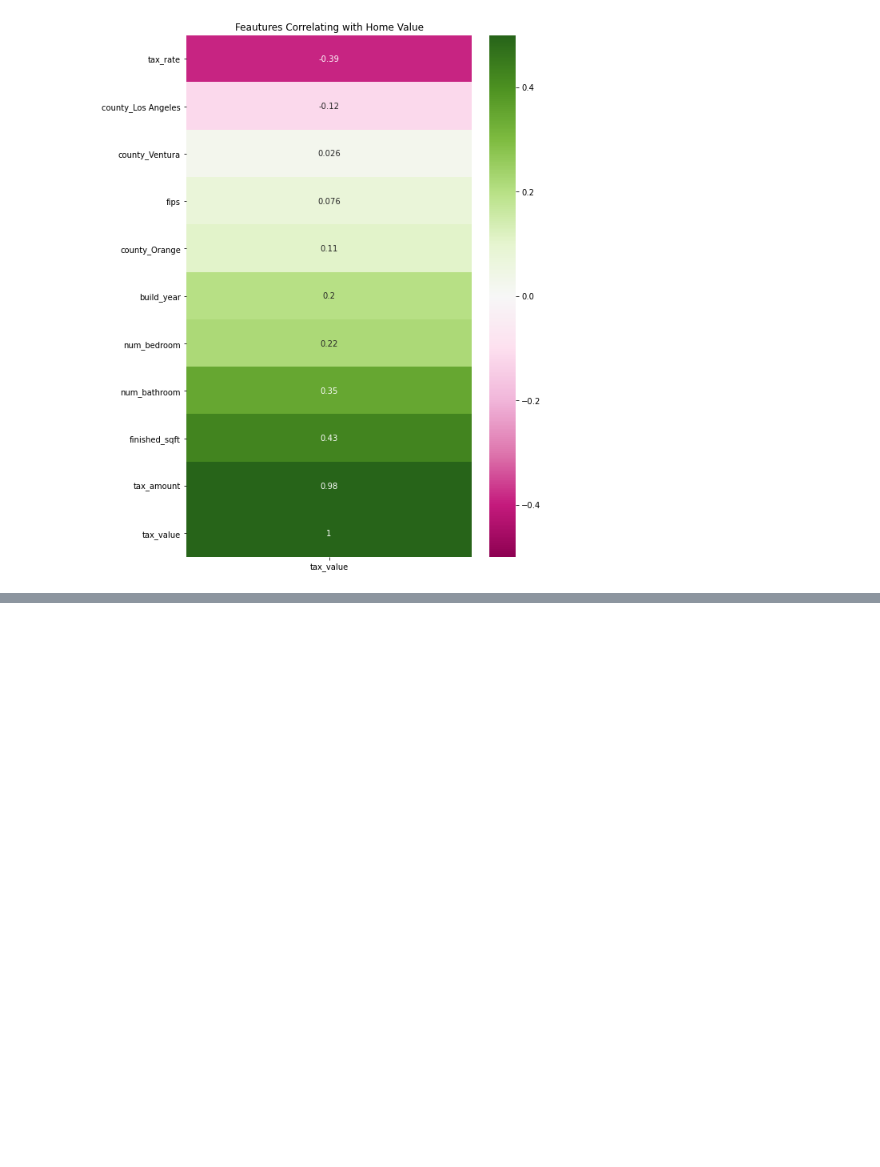
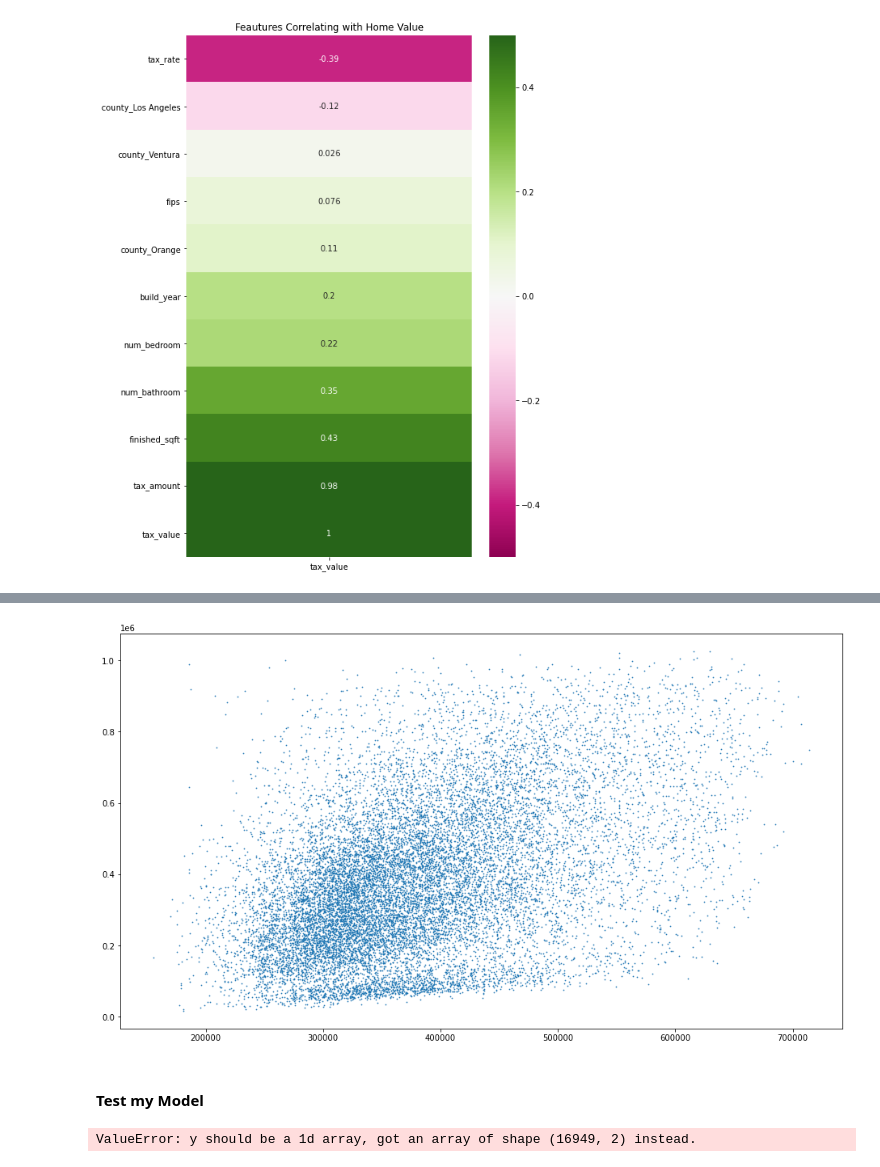
Before and after one commit to DesireeMcElroy/zillow-regression-project, a Jupyter notebook: zillow.ipynb, the cells around one changed output, grey strips where cells are left out. Drawn from its saved outputs; the diff is of its cells as text; code cells hidden in the pictures; blank space fills up the shorter version.

```diff
--- a/zillow.ipynb
+++ b/zillow.ipynb
@@ -359,0 +720,26 @@ plt.show()
+# %%
+plt.figure(figsize=(16,9))
+plt.scatter(x=y_train.glm2, y=y_train.tax_value, s=.5)
+plt.show()
+# %% [output]
+[figure, added]
+# %% [markdown]
+#### Test my Model
+# %%
+glm = TweedieRegressor(power=0, alpha=0)
+
+# fit model only to train df
+glm.fit(X_train, y_train)
+
+
+
+# establish prediction column for test set
+y_test['glm2'] = glm.predict(X_test)
+
+rmse_test = mean_squared_error(y_test.tax_value, y_test.glm2)**(1/2)
+
+print("RMSE for GLM using Tweedie, power=0 & alpha=0\nTraining/In-Sample: ", rmse_train,
+      "\nValidation/Out-of-Sample: ", rmse_validate,
+     "\nTest/Out-of-Sample: ", rmse_test)
+# %% [output]
+ValueError: y should be a 1d array, got an array of shape (16949, 2) instead.
```
Also changed, not shown: parts of 49 cells of this notebook.
